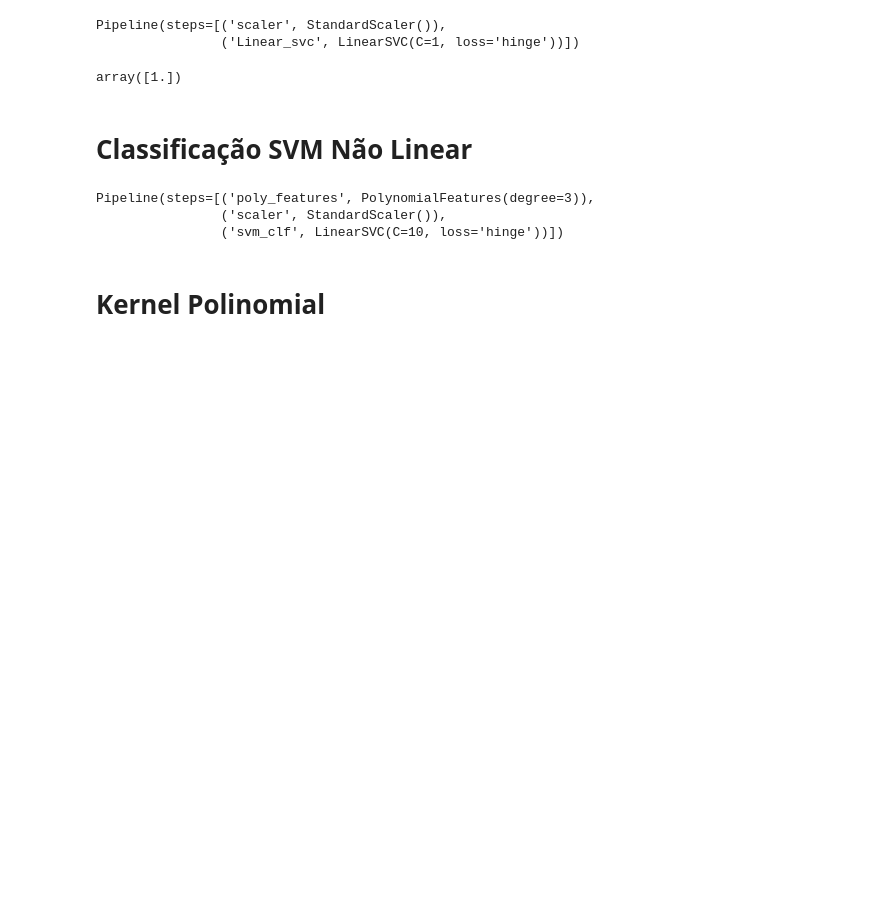
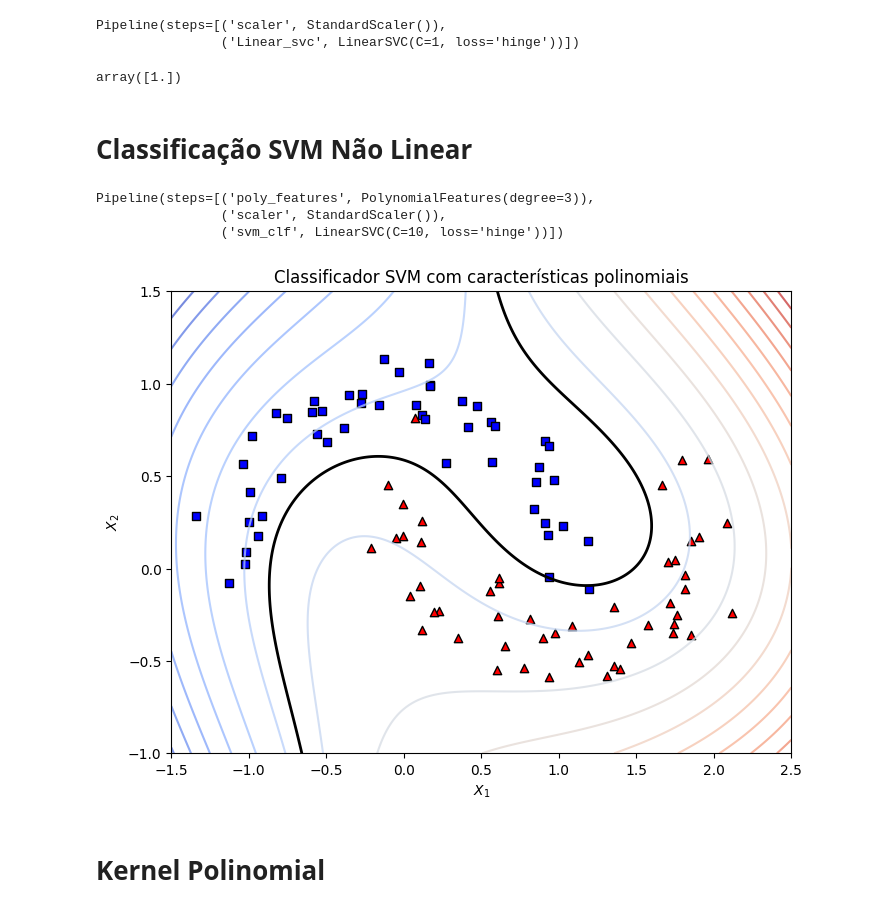
Before and after one commit to albertomendess/Estudos, a Jupyter notebook: Machine-Learning/5.maquinas_de_vetores_de_suporte.ipynb, the cells around one changed output. Saved outputs shown, nothing was run; the diff lists cells and outputs as text; code cells hidden in the pictures; blank space fills up the shorter version.

Commit message:
Classificador SVM com características polinomiais

```diff
--- a/Machine-Learning/5.maquinas_de_vetores_de_suporte.ipynb
+++ b/Machine-Learning/5.maquinas_de_vetores_de_suporte.ipynb
@@ -44,5 +45,69 @@ polinomial_svm_clf.fit(X, y)
 Pipeline(steps=[('poly_features', PolynomialFeatures(degree=3)),
                 ('scaler', StandardScaler()),
                 ('svm_clf', LinearSVC(C=10, loss='hinge'))])
+# %%
+# Gerar dados
+X, y = make_moons(n_samples= 100,
+                  noise= 0.15)
+
+# Contruir pipeline com características polinomiais, escalonamento e SVM linear
+polynomial_svm_clf = Pipeline([
+    ("poly_features", PolynomialFeatures(degree= 3)),
+    ("scaler", StandardScaler()),
+    ("svm_clf", LinearSVC(C= 10, loss= "hinge"))
+])
+
+# Treinar o modelo
+polynomial_svm_clf.fit(X, y)
+
+# Função para plotar as regiões de decisão
+def plot_decision_boundary(clf, X, y):
+    x0, x1 = np.meshgrid(
+        np.linspace(-1.5, 2.5, 500).reshape(-1, 1),
+        np.linspace(-1.0, 1.5, 500).reshape(-1, 1)
+    )
+    X_new = np.c_[x0.ravel(), x1.ravel()]
+    y_pred = clf.decision_function(X_new).reshape(x0.shape)
+
+    plt.figure(figsize= (8, 6))
+
+    plt.contour(x0,
+                x1,
+                y_pred,
+                levels= np.linspace(y_pred.min(), y_pred.max(), 20),
+                cmap= "coolwarm",
+                alpha= 0.75)
+
+    plt.contour(x0,
+                x1,
+                y_pred,
+                levels= [0],
+                linewidths= 2,
+                colors= 'k')
+
+    plt.scatter(X[y == 0][:, 0],
+                X[y == 0][:, 1],
+                color= "blue",
+                marker= "s",
+                edgecolors= "k",
+                label= "Classe 0") # Quadrados azuis
+
+    plt.scatter(X[y == 1][:, 0],
+                X[y == 1][:, 1],
+                color= "red",
+                marker= "^",
+                edgecolors= "k",
+                label= "Classe 1") # Triângulos Vermelhos
+
+    plt.xlabel(r"$X_1$")
+    plt.ylabel(r"$X_2$")
+    plt.title("Classificador SVM com características polinomiais")
+
+    plt.show()
+
+# Plotar a fronteira de decisão
+plot_decision_boundary(polynomial_svm_clf, X, y)
+# %% [output]
+[figure, added]
 # %% [markdown]
 # Kernel Polinomial
```
Also changed, not shown: parts of 1 cell of this notebook, 2 other files.
